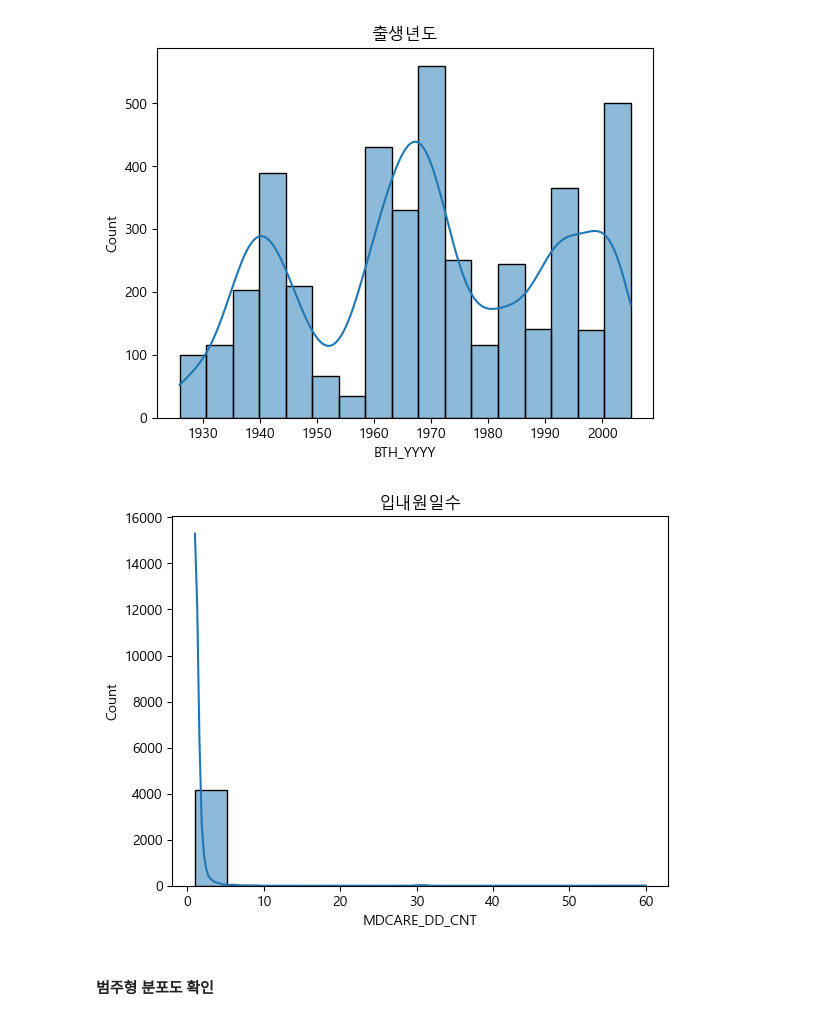
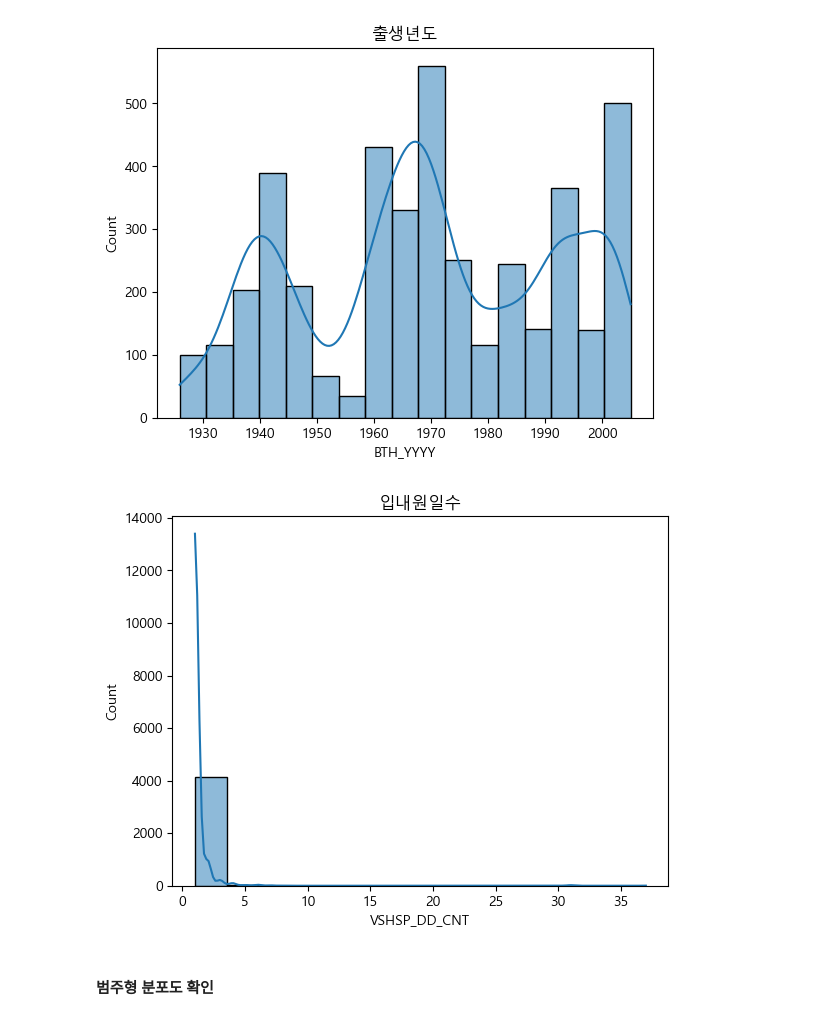
Before and after one commit to hhyowon/toy_data_analysis, a Jupyter notebook: Join_Collection_BND_M20/EDA/Join_Collection_BND_M20_EDA_hyo.ipynb, the cells around one changed output. Drawn from its saved outputs; the diff is of its cells as text; code cells hidden in the pictures.

```diff
--- a/Join_Collection_BND_M20/EDA/Join_Collection_BND_M20_EDA_hyo.ipynb
+++ b/Join_Collection_BND_M20/EDA/Join_Collection_BND_M20_EDA_hyo.ipynb
@@ -23,5 +23,5 @@ Index(['Unnamed: 0', 'EDC_SBA', 'OPRTN_YN', 'MDCARE_DD_CNT', 'BTH_YYYY',
     - 출생년도 (BTH_YYYY)
 # %%
-df_I10_h = df_I10[['EDC_SBA','OPRTN_YN','MDCARE_DD_CNT','BTH_YYYY']]
+df_I10_h = df_I10[['EDC_SBA','OPRTN_YN','VSHSP_DD_CNT','BTH_YYYY']]
 df_I10_h  #분석할 컬럼들만 추출
 # %% [output]
@@ -158,11 +158,11 @@ plt.show()
 # %% [output]
 [figure]
 # %%
-sns.histplot(data=df_I10_h, x='MDCARE_DD_CNT', kde=True)
+sns.histplot(data=df_I10_h, x='VSHSP_DD_CNT', kde=True)
 plt.title('입내원일수')
 plt.show()
 # %% [output]
-[figure, old version]
+[figure, new version]
 # %% [markdown]
 #### 범주형 분포도 확인
 # %%
```
Also changed, not shown: parts of 11 cells of this notebook, 5 other files.
